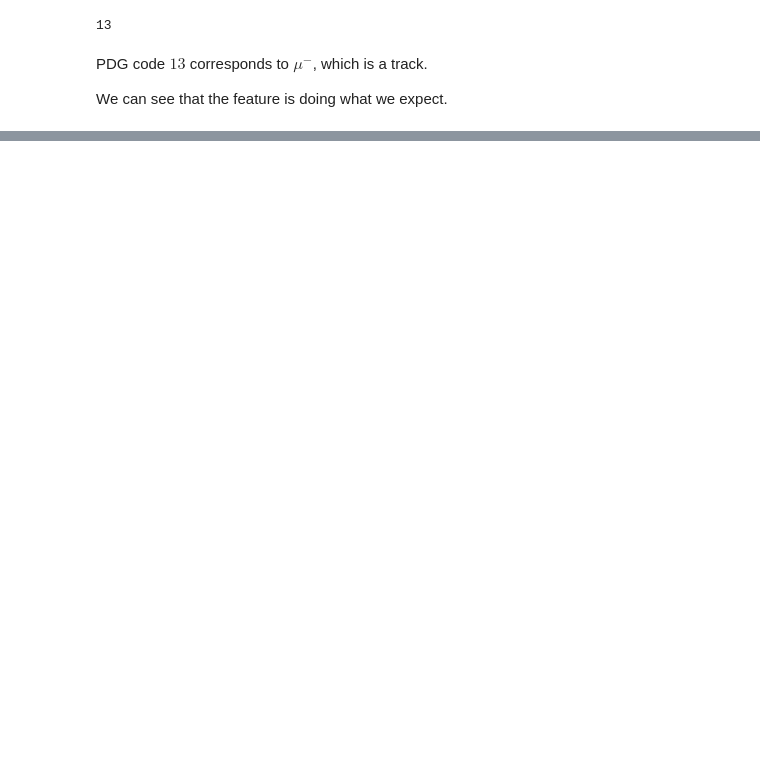
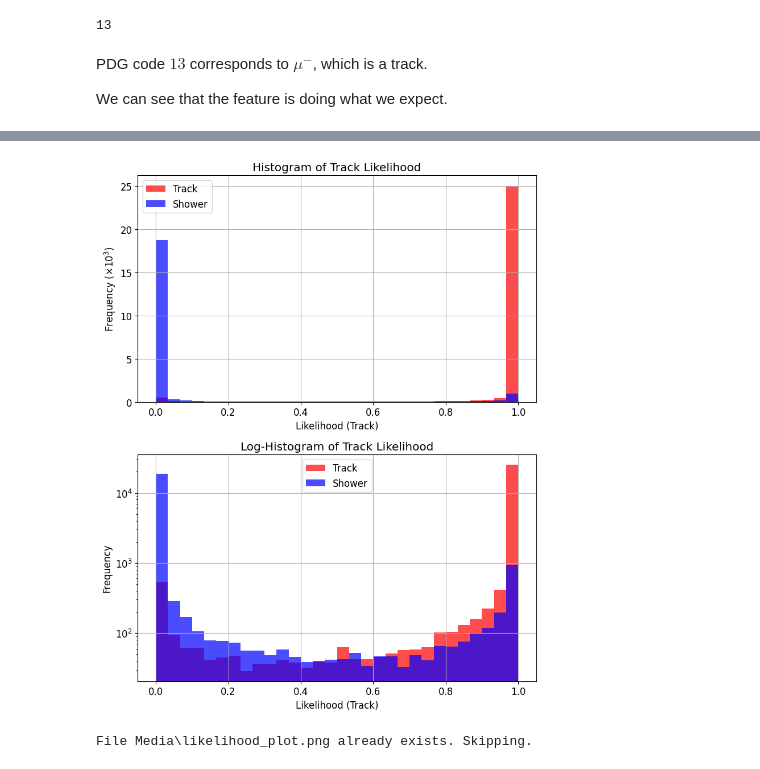
Before and after one commit to cBollins/Final-Year-ML-Project, a Jupyter notebook: Project_Overview.ipynb, the cells around one changed output, grey strips where cells are left out. Drawn from its saved outputs; the diff is of its cells as text; code cells hidden in the pictures; blank space fills up the shorter version.

```diff
--- a/Project_Overview.ipynb
+++ b/Project_Overview.ipynb
@@ -287,0 +494,24 @@ This gives a probability distribution function that we can use to assess a test
+# %%
+correlation_bin_edges = correlation_data['bin_edges']
+correlation_track_counts = correlation_data['track_bin_heights']
+correlation_shower_counts = correlation_data['shower_bin_heights']
+
+noise_bin_edges = noise_data['bin_edges']
+noise_track_counts = noise_data['track_bin_heights']
+noise_shower_counts = noise_data['shower_bin_heights']
+
+rms_bin_edges = rms_data['bin_edges']
+rms_track_counts = rms_data['track_bin_heights']
+rms_shower_counts = rms_data['shower_bin_heights']
+
+angles_bin_edges = angles_data['track_bin_edges'] # bin edges are the same, use track
+angles_track_counts = angles_data['track_counts']
+angles_shower_counts = angles_data['shower_counts']
+
+line_bin_edges = line_data['bin_edges']
+line_track_counts = line_data['track_bin_heights']
+line_shower_counts = line_data['shower_bin_heights']
+
+q4_bin_edges = q4_data['bin_edges']
+q4_track_counts = q4_data['track_bin_heights']
+q4_shower_counts = q4_data['shower_bin_heights']
@@ -287,0 +635,19 @@ This gives a probability distribution function that we can use to assess a test
+# %%
+# Main script to process events and plot
+likelihoods = [] # List to store (Track_L, Shower_L, classification) for all events
+
+# cheated_1 = testing data.
+cheated_1 = Events("CheatedRecoFile_1_new.root")
+
+# Process each event <- "UG_Project_Raw/Performance Metrics.ipynb"
+for idx in range(len(cheated_1.reco_hits_w)):
+    if len(cheated_1.reco_hits_w[idx]) > 15:
+        result = likelihood_approach(cheated_1, idx, shower_pdg_set)
+        if result is not None:
+            likelihoods.append(result)
+# %%
+# Plot the histograms
+plot_histograms(likelihoods)
+# %% [output]
+[figure, added]
+File Media\likelihood_plot.png already exists. Skipping.
```
Also changed, not shown: parts of 28 cells of this notebook, 3 other files.
